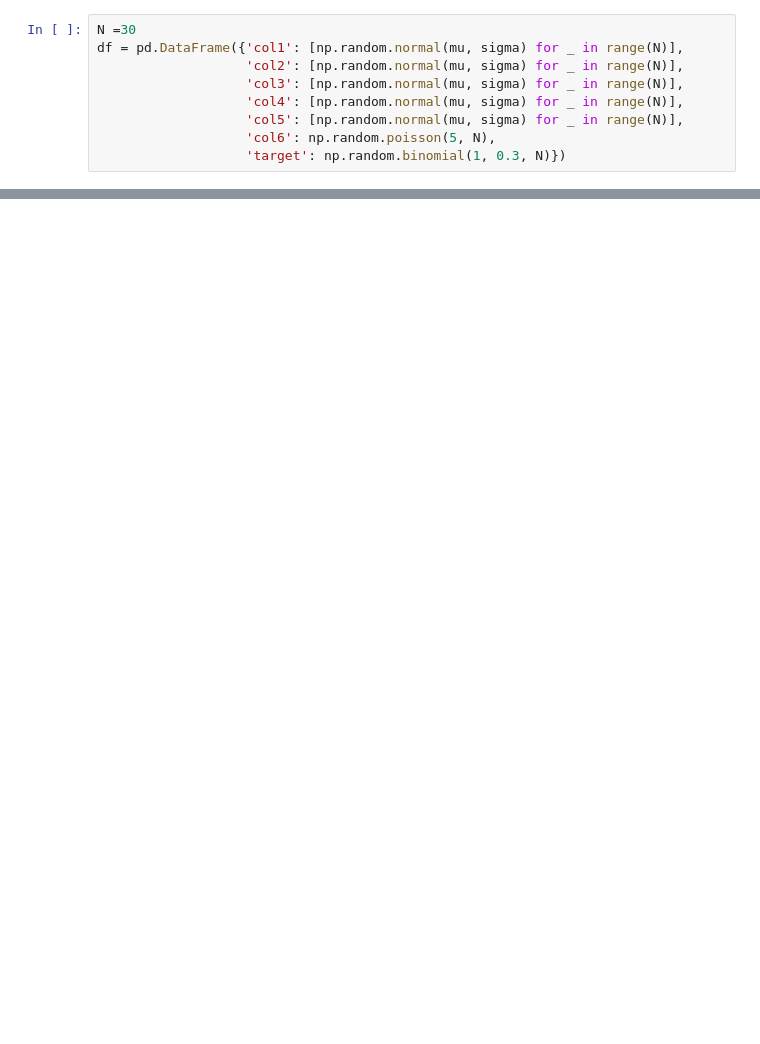
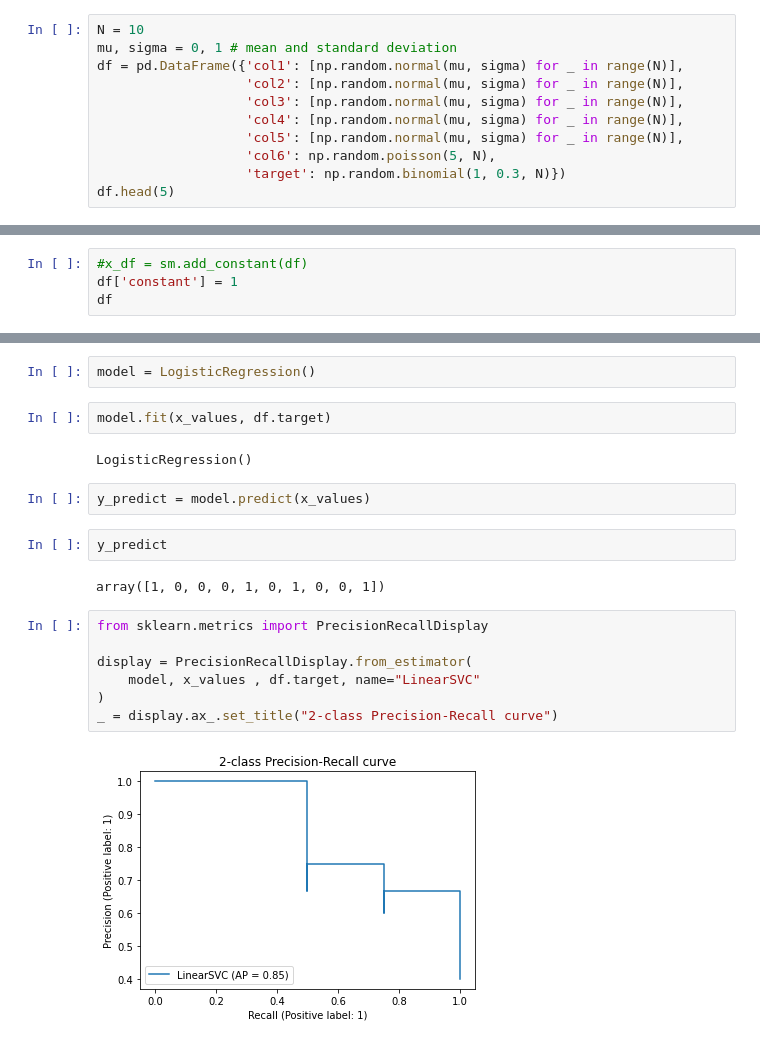
Before and after one commit to mconwa02/gcp_prep, a Jupyter notebook: notebooks/03_supervised_methods.ipynb, the cells around one changed output, grey strips where cells are left out. Cells and saved outputs as stored; diff of their text form; blank space fills up the shorter version.

Commit message:
statsmodels and sklearn linear models

```diff
--- a/notebooks/03_supervised_methods.ipynb
+++ b/notebooks/03_supervised_methods.ipynb
@@ -13,5 +21,6 @@ df =pd.read_csv(DATA_PATH)
 # %%
-N =30
+N = 10
+mu, sigma = 0, 1 # mean and standard deviation
 df = pd.DataFrame({'col1': [np.random.normal(mu, sigma) for _ in range(N)],
                    'col2': [np.random.normal(mu, sigma) for _ in range(N)],
                    'col3': [np.random.normal(mu, sigma) for _ in range(N)],
@@ -19,4 +28,5 @@ df = pd.DataFrame({'col1': [np.random.normal(mu, sigma) for _ in range(N)],
                    'col5': [np.random.normal(mu, sigma) for _ in range(N)],
                    'col6': np.random.poisson(5, N),
                    'target': np.random.binomial(1, 0.3, N)})
+df.head(5)
 # %% [output]
@@ -23,0 +39,4 @@ NameError: name 'np' is not defined
+# %%
+#x_df = sm.add_constant(df)
+df['constant'] = 1
+df
@@ -23,0 +139,21 @@ NameError: name 'np' is not defined
+# %%
+model = LogisticRegression()
+# %%
+model.fit(x_values, df.target)
+# %% [output]
+LogisticRegression()
+# %%
+y_predict = model.predict(x_values)
+# %%
+y_predict
+# %% [output]
+array([1, 0, 0, 0, 1, 0, 1, 0, 0, 1])
+# %%
+from sklearn.metrics import PrecisionRecallDisplay
+
+display = PrecisionRecallDisplay.from_estimator(
+    model, x_values , df.target, name="LinearSVC"
+)
+_ = display.ax_.set_title("2-class Precision-Recall curve")
+# %% [output]
+[figure, added]
```
Also changed, not shown: parts of 13 cells of this notebook.
